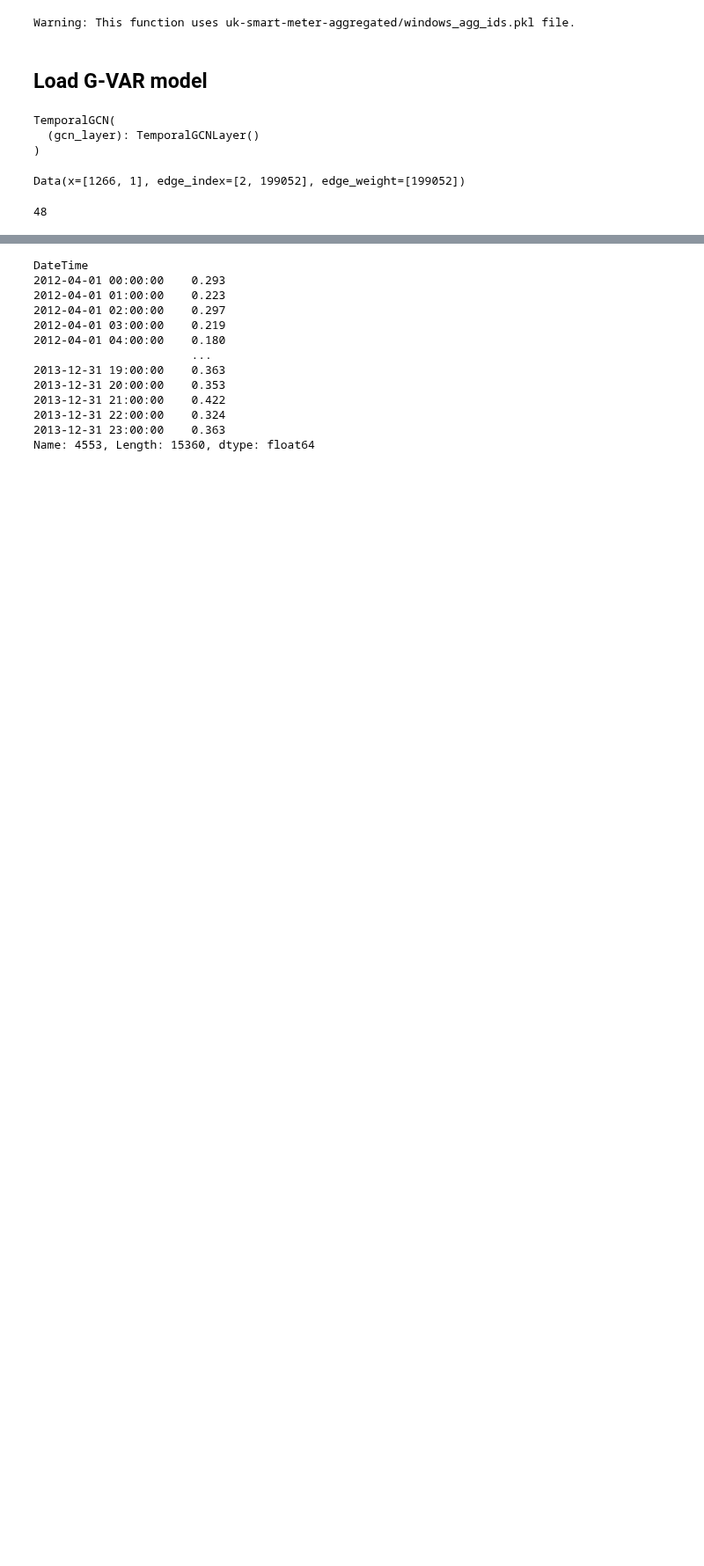
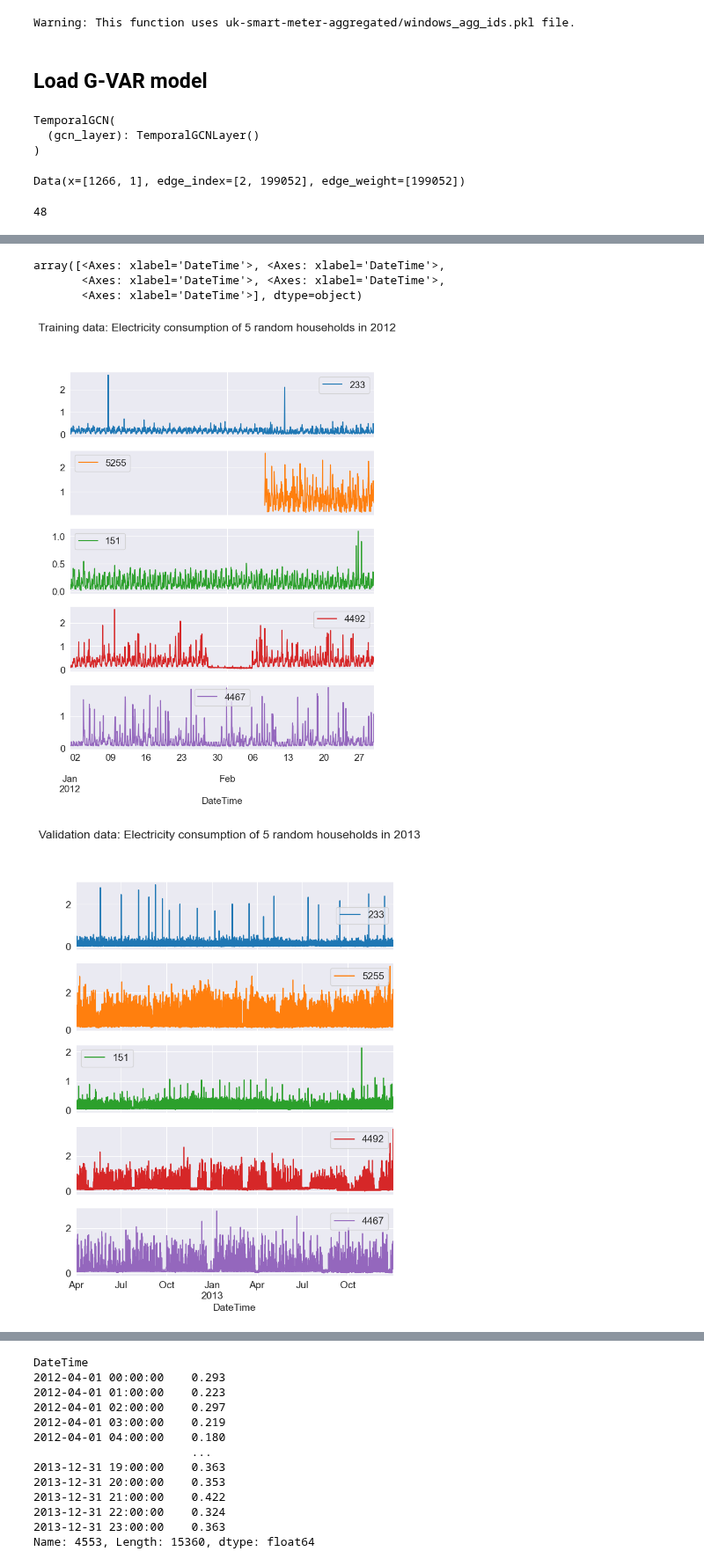
Before and after one commit to spetznick/ml4gd-project-group-3, a Jupyter notebook: compare_results.ipynb, the cells around one changed output, grey strips where cells are left out. Shown at 88% size. Saved outputs shown, nothing was run; the diff lists cells and outputs as text; code cells hidden in the pictures; blank space fills up the shorter version.

```diff
--- a/compare_results.ipynb
+++ b/compare_results.ipynb
@@ -169,0 +198,7 @@ torch.Size([1266, 36]) torch.Size([1266, 36])
+# %%
+# Set seed for reproducibility
+seed = 1984
+np.random.seed(seed)
+node_list = np.array(list(val_dataset.get_all_nodes(0)))
+random_households = node_list[np.random.choice(len(node_list), 5)]
+random_households
@@ -169,0 +207,16 @@ torch.Size([1266, 36]) torch.Size([1266, 36])
+# %%
+# Build timeseries from training dataset for random households
+train_start = train_test_blocks[0]
+train_end = train_test_blocks[1]
+val_start = validation_data[0]
+train_data = df_agg[random_households].iloc[train_start:train_end].copy()
+train_data.plot(subplots=True, figsize=(8, 10), title="Training data: Electricity consumption of 5 random households in 2012")
+# Build timeseries from validation dataset for random households
+val_data = df_agg[random_households].iloc[val_start:].copy()
+val_data.plot(subplots=True, figsize=(8, 10), title="Validation data: Electricity consumption of 5 random households in 2013")
+# %% [output]
+array([<Axes: xlabel='DateTime'>, <Axes: xlabel='DateTime'>,
+       <Axes: xlabel='DateTime'>, <Axes: xlabel='DateTime'>,
+       <Axes: xlabel='DateTime'>], dtype=object)
+[figure, added]
+[figure, added]
```
Also changed, not shown: parts of 20 cells of this notebook, 2 other files.
